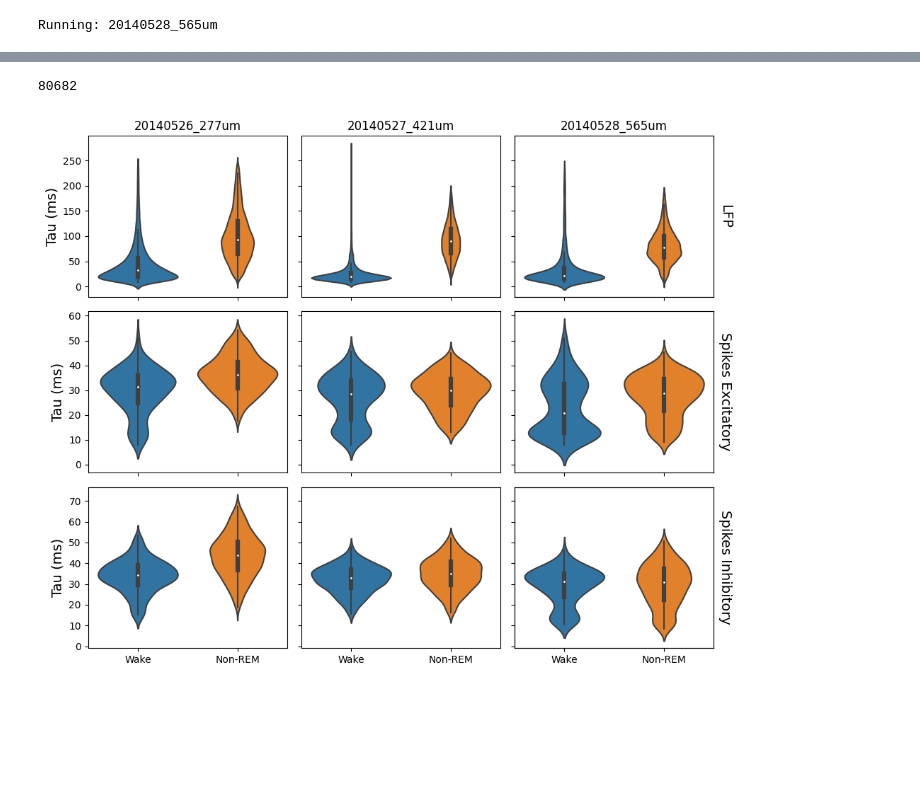
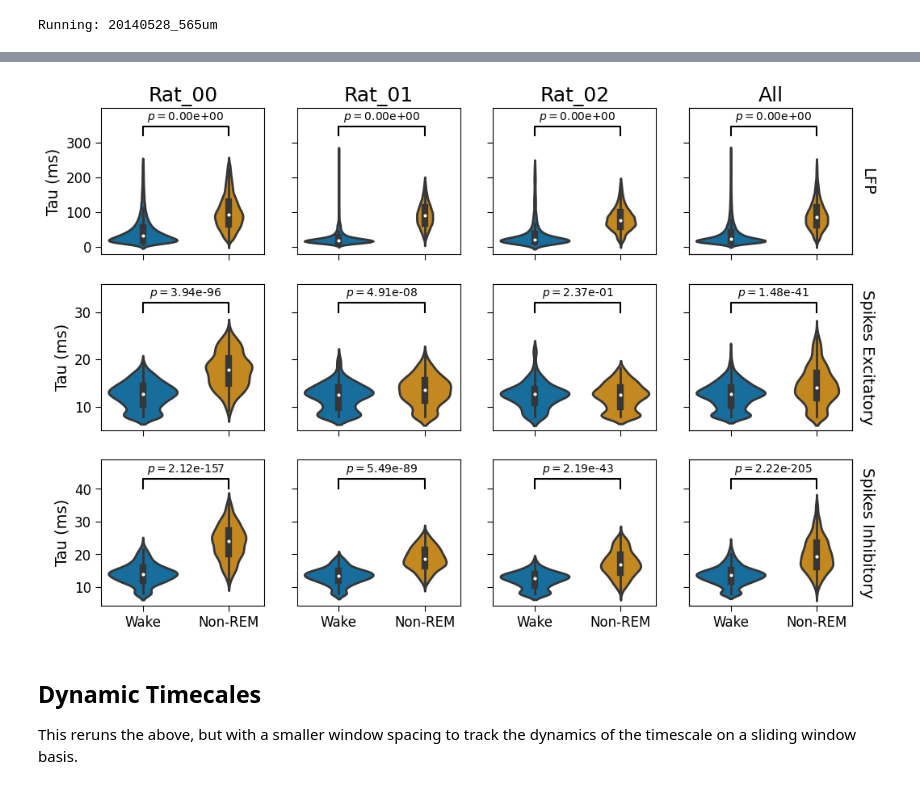
Before and after one commit to voytekresearch/timescale-methods, a Jupyter notebook: docs/figures/fig05_sleep_vs_wake_v2.ipynb, the cells around one changed output, grey strips where cells are left out. Cells and saved outputs as stored; diff of their text form; code cells hidden in the pictures; blank space fills up the shorter version.

```diff
--- a/docs/figures/fig05_sleep_vs_wake_v2.ipynb
+++ b/docs/figures/fig05_sleep_vs_wake_v2.ipynb
@@ -202,11 +227,8 @@ bases = [
     '20140526_277um',
     '20140527_421um',
     '20140528_565um',
-    #'Dino_061814_mPFC',
-    #  -> excessive number of failed fits
-    #'Dino_061914_mPFC'
-    #  -> rat had a shape mismatch
-    #     (n_channels not divisible into data length)
+    #'Dino_061814_mPFC',  -> excessive number of failed fits
+    #'Dino_061914_mPFC'   -> shape mismatch
 ]
 
 # Track results
@@ -258,14 +280,14 @@ for base in bases:
     # Define and run workflows
     # LFP: Wake
     wf_lfp_wake = WorkFlow(y_array=lfp_wake)
-    wf_lfp_wake.transform(compute_ar_spectrum, fs_lfp, ar_order, f_range=f_range_lfp)
+    wf_lfp_wake.transform(compute_ar_spectrum, fs_lfp, 10, f_range=f_range_lfp)
     # wf_lfp_wake.fit(PSD(), method='fooof', fooof_init=fooof_init, n_jobs=1)
     wf_lfp_wake.fit(PSD(), method='huber')
     wf_lfp_wake.run(axis=-1, attrs=['tau', 'rsq'], progress=tqdm)
 
     # LFP: NREM
     wf_lfp_nrem = WorkFlow(y_array=lfp_nrem)
-    wf_lfp_nrem.transform(compute_ar_spectrum, fs_lfp, ar_order, f_range=f_range_lfp)
+    wf_lfp_nrem.transform(compute_ar_spectrum, fs_lfp, 10, f_range=f_range_lfp)
     # wf_lfp_nrem.fit(PSD(), method='fooof', fooof_init=fooof_init, n_jobs=1)
     wf_lfp_nrem.fit(PSD(), method='huber')
     wf_lfp_nrem.run(axis=-1, attrs=['tau', 'rsq'], progress=tqdm)
@@ -393,32 +376,75 @@ total:540, kept:532
-# %%
-13664 + 10720 + 5024 + 17152+12096+17280+427+335+157+536+378+540+427+335+157+536+378+540
-# %% [output]
-80682
 # %%
-import seaborn as sns
-fig, axes = plt.subplots(nrows=3, ncols=3, figsize=(10, 8), sharey='row', sharex=True)
+def plot_significance(taus_a, taus_b, ax, y=None, concat=False):
+
+    if concat:
+        taus_a = np.concatenate(taus_a)
+        taus_b = np.concatenate(taus_b)
+
+    x1, x2 = 0, 1
+
+    if y is None:
+        y = max([taus_a.max(), taus_b.max()])
+        y += y//8
+
+    h, col = y//12, 'k'
+
+    pval  = stats.ttest_ind(taus_a.astype(float), taus_b.astype(float)).pvalue
+    pval = '{:.2e}'.format(pval)
+
+    ax.plot([x1, x1, x2, x2], [y, y+h, y+h, y], lw=1.5, c=col)
+    ax.text((x1+x2)*.5, y+h*1.25, fr"$p = ${pval}", ha='center', va='bottom', color=col, size=10)
+    ax.set_ylim(ax.get_ylim()[0], y+3*h)
+
+
+# Plot each animal separately
+fig, axes = plt.subplots(nrows=3, ncols=4, figsize=(12, 8), sharey='row', sharex=True)
 
 for i in range(3):
     sns.violinplot([taus_lfp_wake[i], taus_lfp_nrem[i]], showfliers=False, ax=axes[0][i])
     sns.violinplot([taus_e_wake[i], taus_e_nrem[i]], showfliers=False, ax=axes[1][i])
     sns.violinplot([taus_i_wake[i], taus_i_nrem[i]], showfliers=False, ax=axes[2][i])
 
+    plot_significance(taus_lfp_wake[i], taus_lfp_nrem[i], ax=axes[0][i], y=320)
+    plot_significance(taus_e_wake[i], taus_e_nrem[i], ax=axes[1][i], y=30)
+    plot_significance(taus_i_wake[i], taus_i_nrem[i], ax=axes[2][i], y=40)
 
-for i, base in enumerate(bases):
-    axes[0][i].set_title(base)
+# Plot combined across all rats
+sns.violinplot([np.concatenate(taus_lfp_wake), np.concatenate(taus_lfp_nrem)],
+                showfliers=False, ax=axes[0][3])
+
+sns.violinplot([np.concatenate(taus_e_wake), np.concatenate(taus_e_nrem)],
+                showfliers=False, ax=axes[1][3])
+
+sns.violinplot([np.concatenate(taus_i_wake), np.concatenate(taus_i_nrem)],
+                showfliers=False, ax=axes[2][3])
+
+_labels = [f'Rat_0{i}' for i in range(3)]
+for i, label in enumerate(_labels):
+    axes[0][i].set_title(label, size=18)
 
 axes[2, 0].set_xticklabels(['Wake', 'Non-REM'])
 
 for ax in axes:
     ax[0].set_ylabel('Tau (ms)', size=14)
 
 labels = ['LFP', 'Spikes Excitatory', 'Spikes Inhibitory']
 
 for i in range(3):
-    ax = axes[i][2].twinx()
+    ax = axes[i][3].twinx()
     ax.set_yticks([])
     ax.set_ylabel(labels[i], rotation=-90, size=14,labelpad=15)
 
-plt.tight_layout()
+
+axes[0, 3].set_title('All', size=18)
+
+plot_significance(taus_lfp_wake, taus_lfp_nrem, ax=axes[0][3], concat=True, y=320)
+plot_significance(taus_e_wake, taus_e_nrem, ax=axes[1][3], concat=True, y=30)
+plot_significance(taus_i_wake, taus_i_nrem, ax=axes[2][3], concat=True, y=40)
+
+plt.savefig('rat_wake_vs_nrem.pdf', facecolor='white', dpi=300)
 # %% [output]
-[figure, old version]
+[figure, new version]
+# %% [markdown]
+## Dynamic Timecales
+
+This reruns the above, but with a smaller window spacing to track the dynamics of the timescale on a sliding window basis.
```
Also changed, not shown: parts of 11 cells of this notebook.
